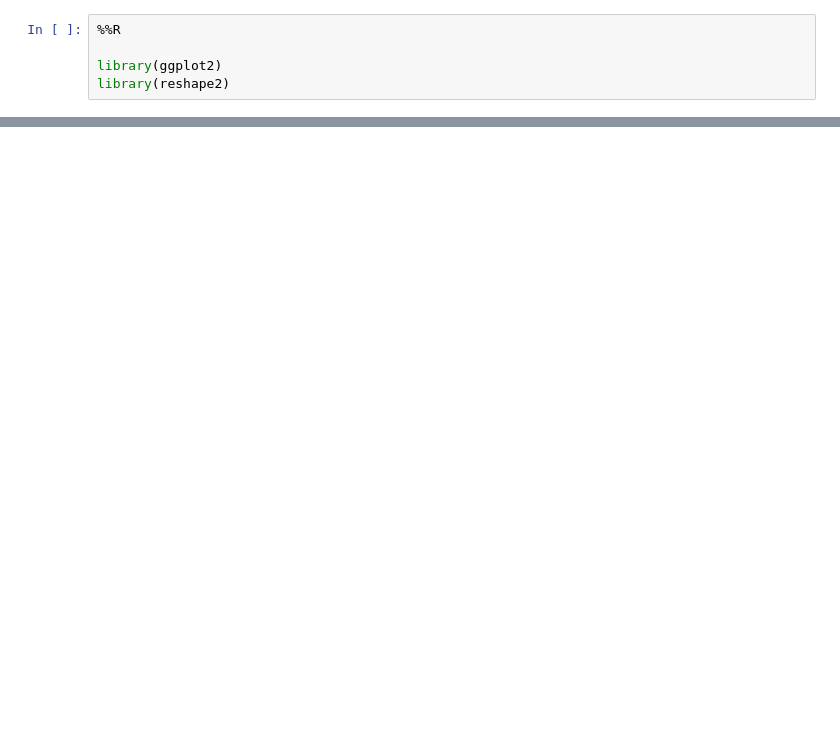
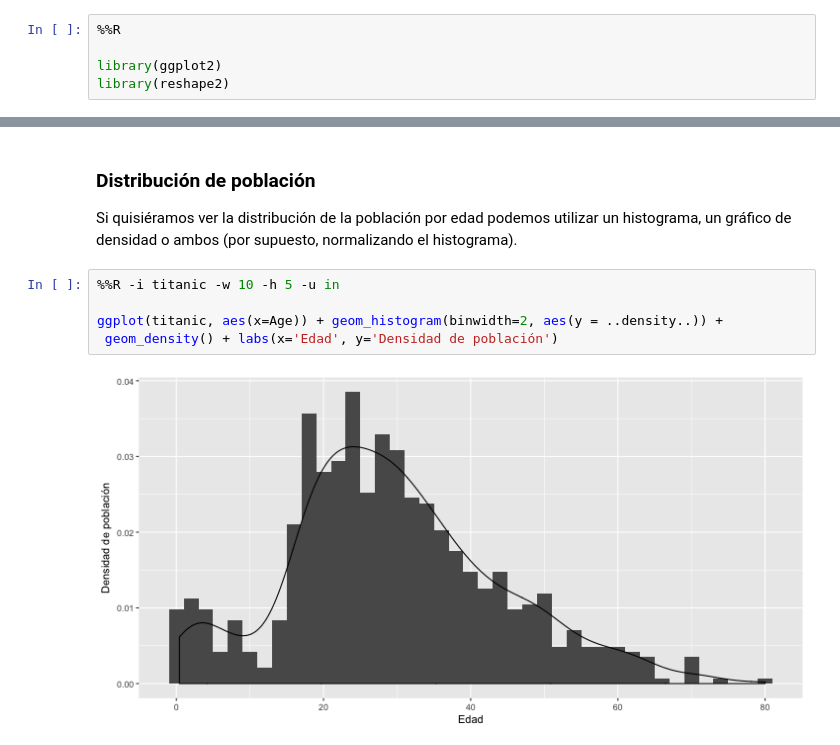
Before and after one commit to crscardellino/MeetupDSCba2017, a Jupyter notebook: python_with_ggplot.ipynb, the cells around one changed output, grey strips where cells are left out. Cells and saved outputs as stored; diff of their text form; blank space fills up the shorter version.

```diff
--- a/python_with_ggplot.ipynb
+++ b/python_with_ggplot.ipynb
@@ -169,0 +112,11 @@ ggplot(learning_curve_results, aes(x=data_size)) +
+# %% [markdown]
+### Distribución de población
+
+Si quisiéramos ver la distribución de la población por edad podemos utilizar un histograma, un gráfico de densidad o ambos (por supuesto, normalizando el histograma).
+# %%
+%%R -i titanic -w 10 -h 5 -u in
+
+ggplot(titanic, aes(x=Age)) + geom_histogram(binwidth=2, aes(y = ..density..)) +
+ geom_density() + labs(x='Edad', y='Densidad de población')
+# %% [output]
+[figure, added]
```
Also changed, not shown: parts of 50 cells of this notebook, 1 other file.
